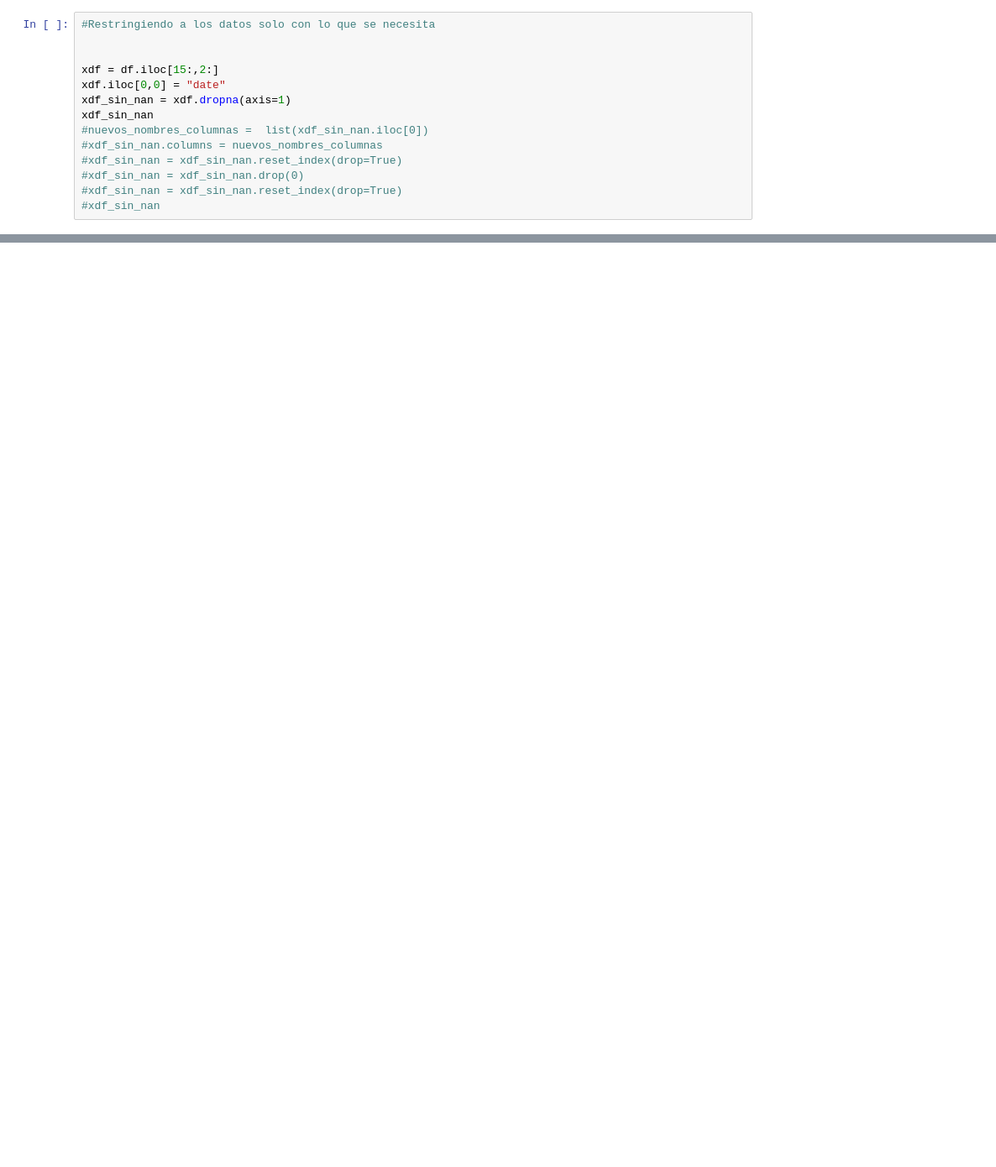
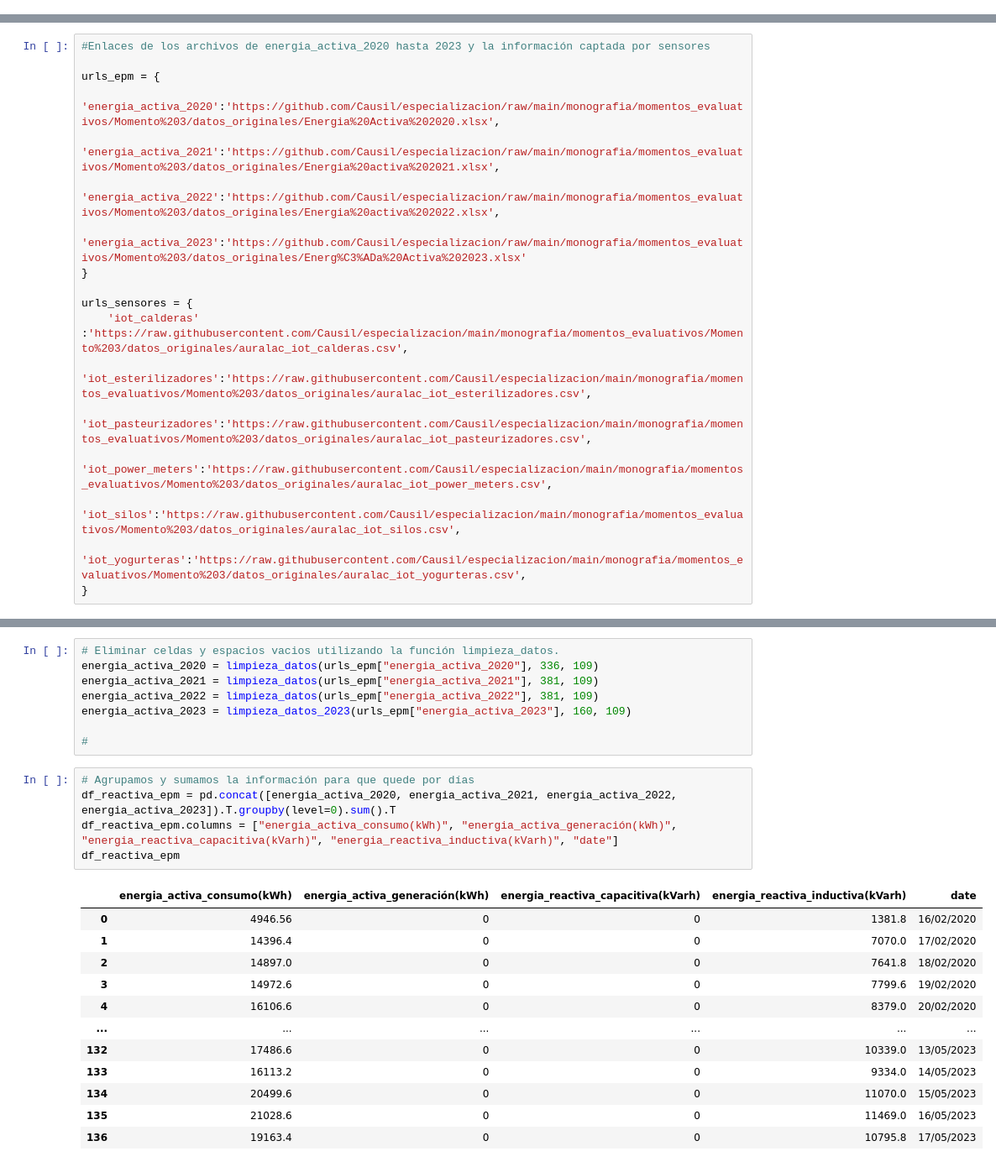
Before and after one commit to Causil/especializacion, a Jupyter notebook: monografia/momentos_evaluativos/Momento 3/ME03-G10-[1038129159]-[98761437].ipynb, the cells around one changed output, grey strips where cells are left out. Shown: that part at 84% size. Cells and saved outputs as stored; diff of their text form; blank space fills up the shorter version.

```diff
--- a/monografia/momentos_evaluativos/Momento 3/ME03-G10-[1038129159]-[98761437].ipynb
+++ b/monografia/momentos_evaluativos/Momento 3/ME03-G10-[1038129159]-[98761437].ipynb
@@ -51,14 +0,0 @@ ValueError: Excel file format cannot be determined, you must specify an engine m
-# %%
-#Restringiendo a los datos solo con lo que se necesita
-
-
-xdf = df.iloc[15:,2:]
-xdf.iloc[0,0] = "date"
-xdf_sin_nan = xdf.dropna(axis=1)
-xdf_sin_nan
-#nuevos_nombres_columnas =  list(xdf_sin_nan.iloc[0])
-#xdf_sin_nan.columns = nuevos_nombres_columnas
-#xdf_sin_nan = xdf_sin_nan.reset_index(drop=True)
-#xdf_sin_nan = xdf_sin_nan.drop(0)
-#xdf_sin_nan = xdf_sin_nan.reset_index(drop=True)
-#xdf_sin_nan
@@ -78,0 +59,18 @@ xdf_sin_nan
+# %%
+#Enlaces de los archivos de energia_activa_2020 hasta 2023 y la información captada por sensores
+
+urls_epm = {
+    'energia_activa_2020':'https://github.com/Causil/especializacion/raw/main/monografia/momentos_evaluativos/Momento%203/datos_originales/Energia%20Activa%202020.xlsx',
+    'energia_activa_2021':'https://github.com/Causil/especializacion/raw/main/monografia/momentos_evaluativos/Momento%203/datos_originales/Energia%20activa%202021.xlsx',
+    'energia_activa_2022':'https://github.com/Causil/especializacion/raw/main/monografia/momentos_evaluativos/Momento%203/datos_originales/Energia%20activa%202022.xlsx',
+    'energia_activa_2023':'https://github.com/Causil/especializacion/raw/main/monografia/momentos_evaluativos/Momento%203/datos_originales/Energ%C3%ADa%20Activa%202023.xlsx'
+}
+
+urls_sensores = {
+    'iot_calderas'       :'https://raw.githubusercontent.com/Causil/especializacion/main/monografia/momentos_evaluativos/Momento%203/datos_originales/auralac_iot_calderas.csv',
+    'iot_esterilizadores':'https://raw.githubusercontent.com/Causil/especializacion/main/monografia/momentos_evaluativos/Momento%203/datos_originales/auralac_iot_esterilizadores.csv',
+    'iot_pasteurizadores':'https://raw.githubusercontent.com/Causil/especializacion/main/monografia/momentos_evaluativos/Momento%203/datos_originales/auralac_iot_pasteurizadores.csv',
+    'iot_power_meters':'https://raw.githubusercontent.com/Causil/especializacion/main/monografia/momentos_evaluativos/Momento%203/datos_originales/auralac_iot_power_meters.csv',
+    'iot_silos':'https://raw.githubusercontent.com/Causil/especializacion/main/monografia/momentos_evaluativos/Momento%203/datos_originales/auralac_iot_silos.csv',
+    'iot_yogurteras':'https://raw.githubusercontent.com/Causil/especializacion/main/monografia/momentos_evaluativos/Momento%203/datos_originales/auralac_iot_yogurteras.csv',
+}
@@ -78,0 +79,26 @@ xdf_sin_nan
+# %%
+# Eliminar celdas y espacios vacios utilizando la función limpieza_datos.
+energia_activa_2020 = limpieza_datos(urls_epm["energia_activa_2020"], 336, 109)
+energia_activa_2021 = limpieza_datos(urls_epm["energia_activa_2021"], 381, 109)
+energia_activa_2022 = limpieza_datos(urls_epm["energia_activa_2022"], 381, 109)
+energia_activa_2023 = limpieza_datos_2023(urls_epm["energia_activa_2023"], 160, 109)
+
+#
+# %%
+# Agrupamos y sumamos la información para que quede por días
+df_reactiva_epm = pd.concat([energia_activa_2020, energia_activa_2021, energia_activa_2022, energia_activa_2023]).T.groupby(level=0).sum().T
+df_reactiva_epm.columns = ["energia_activa_consumo(kWh)", "energia_activa_generación(kWh)", "energia_reactiva_capacitiva(kVarh)", "energia_reactiva_inductiva(kVarh)", "date"]
+df_reactiva_epm
+# %% [output]
+|  | energia_activa_consumo(kWh) | energia_activa_generación(kWh) | energia_reactiva_capacitiva(kVarh) | energia_reactiva_inductiva(kVarh) | date |
+| 0 | 4946.56 | 0 | 0 | 1381.8 | 16/02/2020 |
+| 1 | 14396.4 | 0 | 0 | 7070.0 | 17/02/2020 |
+| 2 | 14897.0 | 0 | 0 | 7641.8 | 18/02/2020 |
+| 3 | 14972.6 | 0 | 0 | 7799.6 | 19/02/2020 |
+| 4 | 16106.6 | 0 | 0 | 8379.0 | 20/02/2020 |
+| ... | ... | ... | ... | ... | ... |
+| 132 | 17486.6 | 0 | 0 | 10339.0 | 13/05/2023 |
+| 133 | 16113.2 | 0 | 0 | 9334.0 | 14/05/2023 |
+| 134 | 20499.6 | 0 | 0 | 11070.0 | 15/05/2023 |
+| 135 | 21028.6 | 0 | 0 | 11469.0 | 16/05/2023 |
+| 136 | 19163.4 | 0 | 0 | 10795.8 | 17/05/2023 |
```
Also changed, not shown: parts of 19 cells of this notebook, 6 other files.
